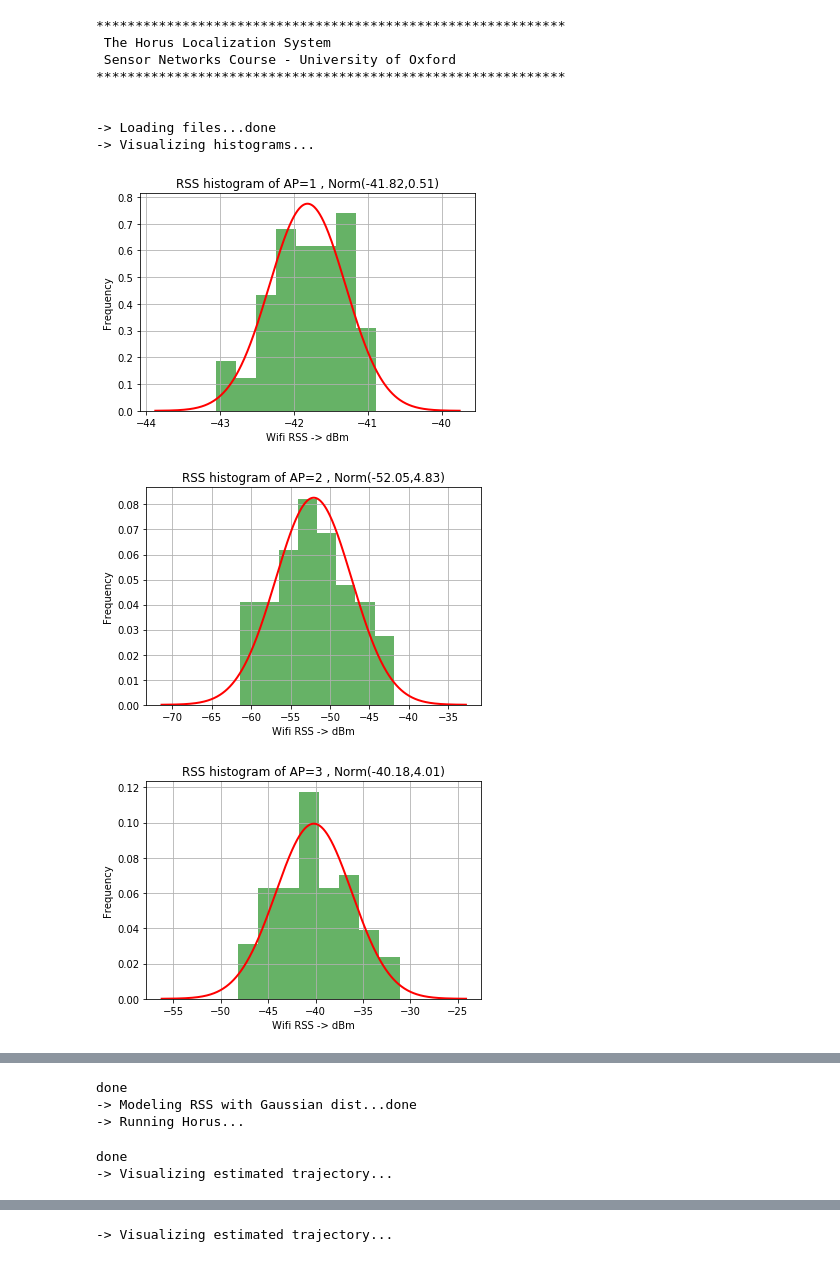
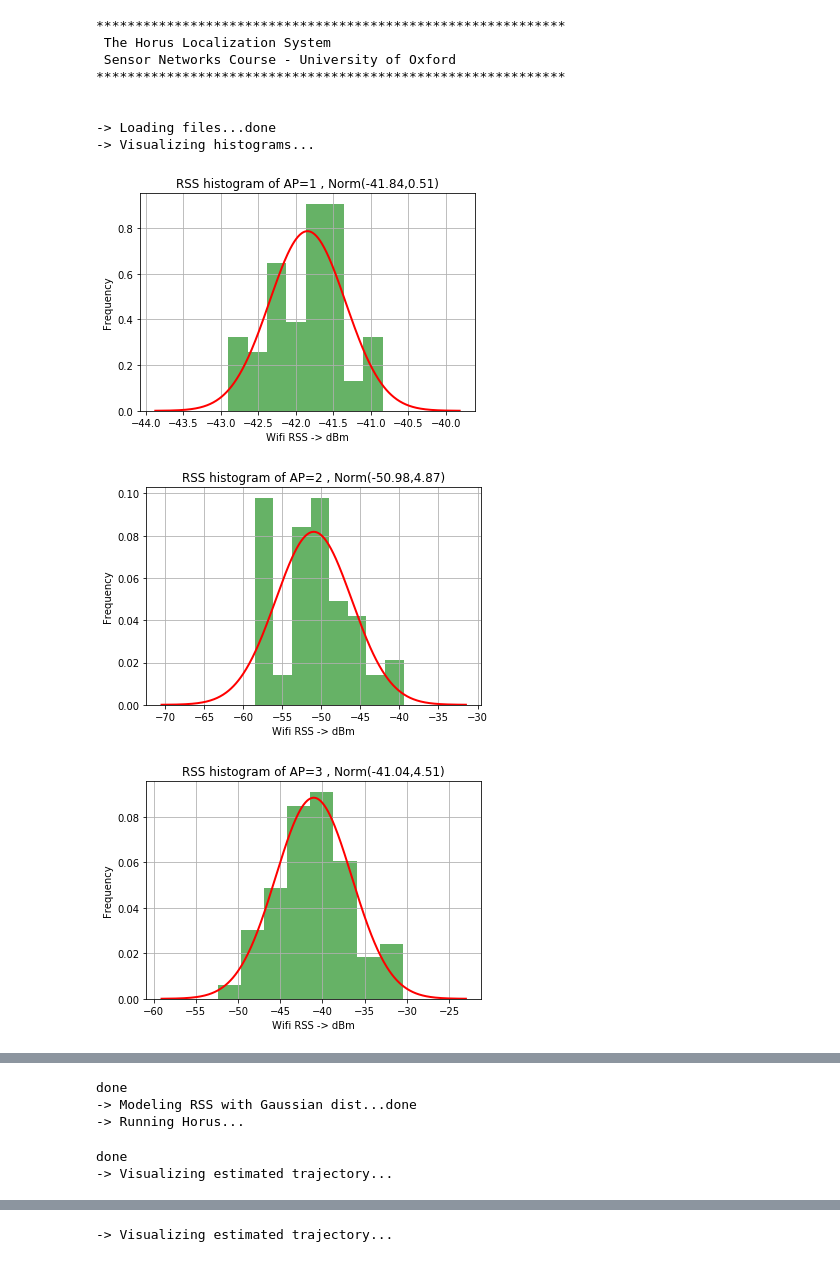
Before and after one commit to shaandesai1/sensornetworks, a Jupyter notebook: predict_method3.ipynb, the cells around one changed output, grey strips where cells are left out. Drawn from its saved outputs; the diff is of its cells as text; code cells hidden in the pictures.

```diff
--- a/predict_method3.ipynb
+++ b/predict_method3.ipynb
@@ -239,7 +239,7 @@ def predict(wifi_db, test_db,n_ap, samples_array):
     predicted_loc = np.zeros((len(test_db), 2))
     actual_loc = test_db[:, 1:3]
 
-    small_val = 7
+    small_val = 1
     # - - - - WRITE YOUR CODE HERE - - - - -
 
 
@@ -318,7 +318,7 @@ def plot_path(actual_loc, predicted_loc, n_ap):
     plt.ylabel('Y -> m')
     plt.title('Green line = actual path , Red line = estimated path, Blue points = AP loc')
     plt.grid(True)
-    plt.savefig('main_img.pdf',bbox_inches='tight')
+    plt.savefig('path1.svg',bbox_inches='tight')
 
     plt.show(block=False)
 
@@ -351,6 +351,8 @@ def plot_error(actual_loc, predicted_loc):
     plt.xlabel('error -> m')
     plt.ylabel('Probability')
     plt.title('Error CDF , Mean error = %.3f' % mean_err)
+    plt.savefig('error1.svg',bbox_inches='tight')
+
     plt.show(block=False)
 
     sys.stdout.write("done\n")
@@ -378,7 +380,7 @@ nSamples = 60
 #parser.add_argument('-s','--data_set', choices={"set1", "set2"}, type=str,
 #    default='set1')
 #args = parser.parse_args()
-data_set = 'set2'
+data_set = 'set1'
 
 # Visualize the RSS in location = loc
 loc = 2
@@ -395,33 +397,33 @@ init()
 
 # Load the RSS measurements from file
 (trainDB, testDB) = load_wifi_data(data_set, nSamples, nAP)
 
 # Show fingerprint locations
 #show_fingerprints(trainDB, nAP)
 
 # Plot the RSS histogram and approximate it with a Gaussian
 plot_histogram(trainDB, loc, nAP, nSamples)
 
 # Fit Gaussian distribution to the RSS measurements
 wifiDB = fit_data(trainDB, nSamples, nAP)
 
 # Run the localization algorithm
 # Estimate the unknown location given RSS measurements at that location
 (actualLoc, predictedLoc) = predict(wifiDB, testDB,3, np.array([50,50,50]))
 
 # Visualize the actual and estimated locations
 plot_path(actualLoc, predictedLoc, nAP)
 # Plot the mean localization error and error CDF
 plot_error(actualLoc, predictedLoc)
 # %% [output]
 ************************************************************
  The Horus Localization System
  Sensor Networks Course - University of Oxford
 ************************************************************
 
 
 -> Loading files...done
 -> Visualizing histograms...
-[figure, old version]
+[figure, new version]
-[figure, old version]
+[figure, new version]
-[figure, old version]
+[figure, new version]
```
Also changed, not shown: parts of 1 cell of this notebook, 19 other files.
